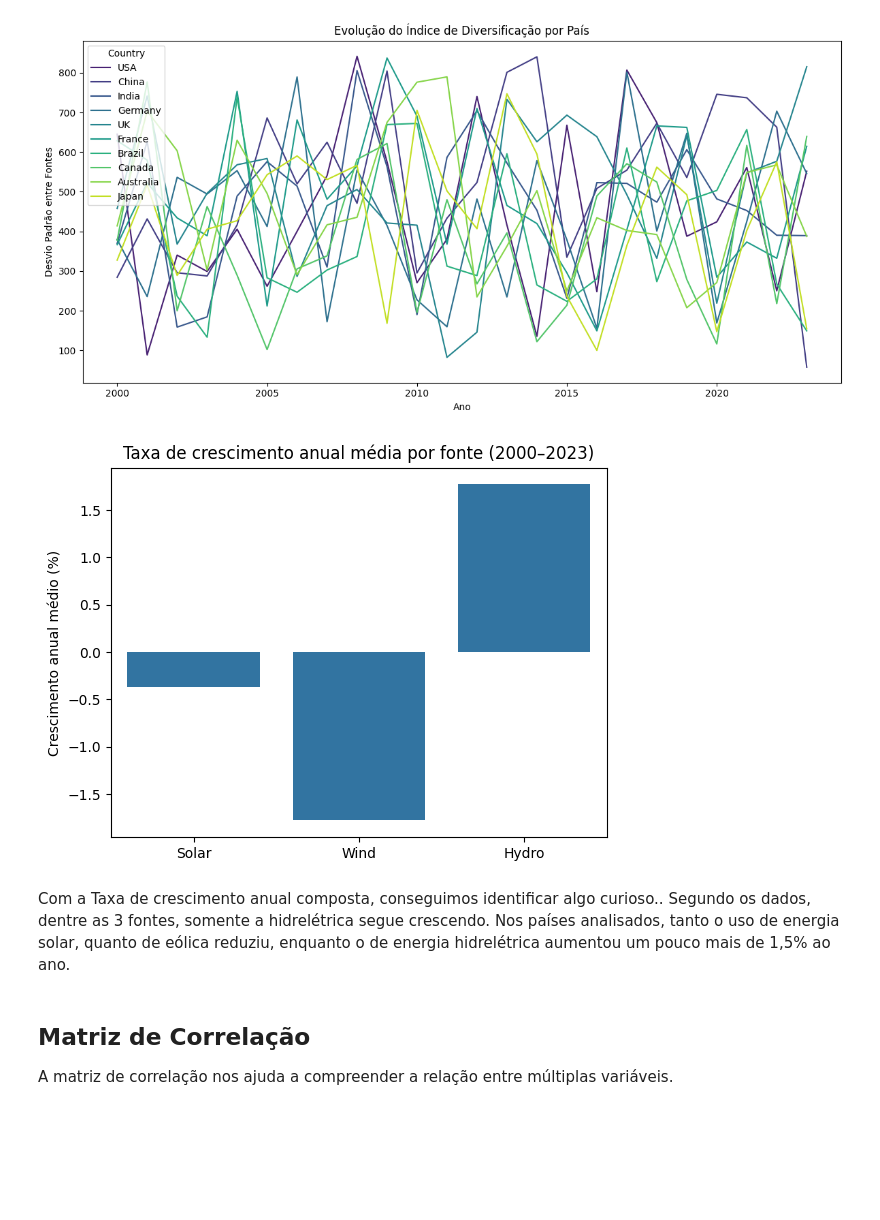
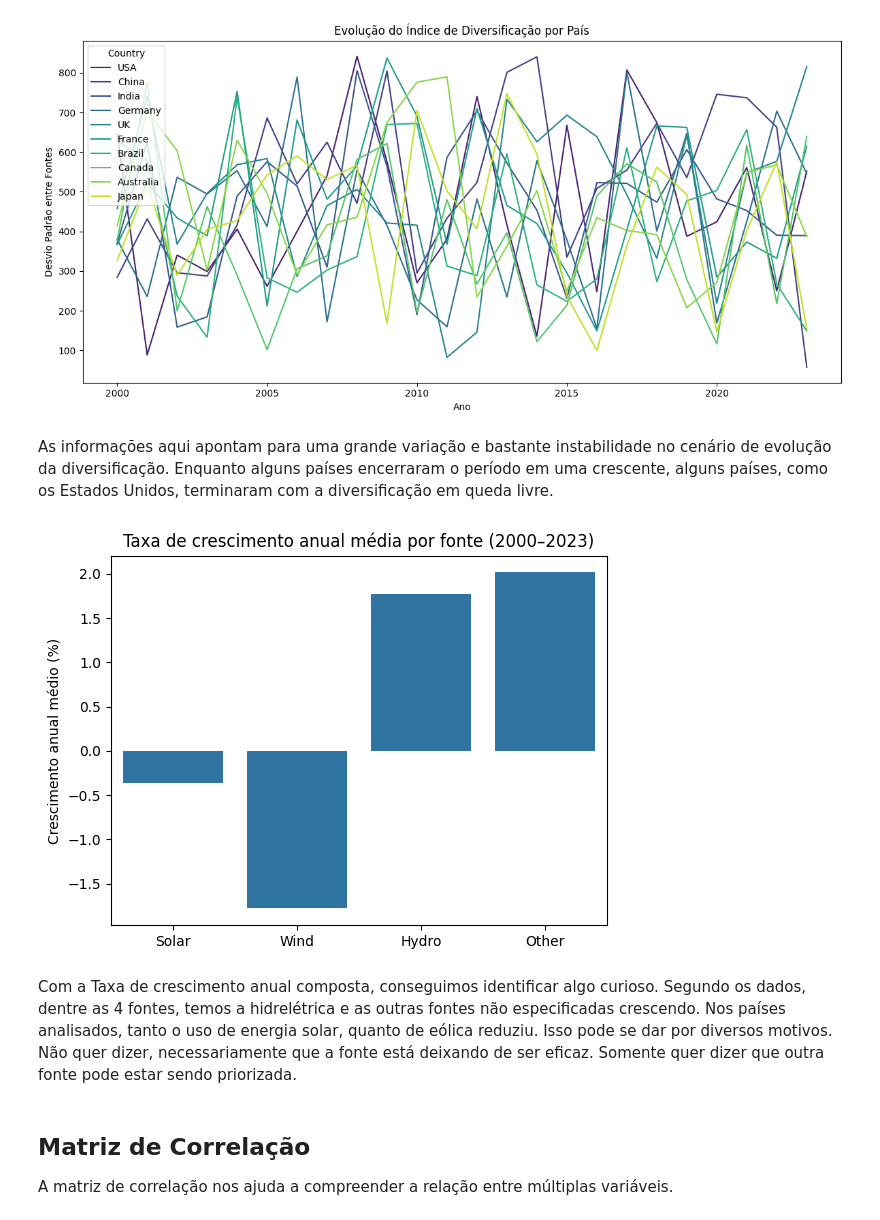
Before and after one commit to mateustabach/EntregasPUC, a Jupyter notebook: MVP1_Mateus_Tabach.ipynb, the cells around one changed output. Cells and saved outputs as stored; diff of their text form; code cells hidden in the pictures; blank space fills up the shorter version.

```diff
--- a/MVP1_Mateus_Tabach.ipynb
+++ b/MVP1_Mateus_Tabach.ipynb
@@ -345,32 +346,35 @@ plt.tight_layout()
 plt.show()
 # %% [output]
 [figure]
+# %% [markdown]
+As informações aqui apontam para uma grande variação e bastante instabilidade no cenário de evolução da diversificação. Enquanto alguns países encerraram o período em uma crescente, alguns países, como os Estados Unidos, terminaram com a diversificação em queda livre.
 # %%
 # Agrega produção por fonte
-df_grouped = df.groupby("Year")[["SolarEnergy", "WindEnergy", "HydroEnergy"]].sum()
+df_grouped = df.groupby("Year")[["SolarEnergy", "WindEnergy", "HydroEnergy", "OtherRenewableEnergy"]].sum()
 
 # Função para TCAC (Taxa de crescimento anual composta)
 def cagr(start, end, years):
     return (end / start) ** (1 / years) - 1
 
 # Cálculo TCAC para 2000 a 2023
 years = df_grouped.index.max() - df_grouped.index.min()
 cagr_values = {
     "Solar": cagr(df_grouped["SolarEnergy"].iloc[0], df_grouped["SolarEnergy"].iloc[-1], years),
     "Wind": cagr(df_grouped["WindEnergy"].iloc[0], df_grouped["WindEnergy"].iloc[-1], years),
     "Hydro": cagr(df_grouped["HydroEnergy"].iloc[0], df_grouped["HydroEnergy"].iloc[-1], years),
+    'Other': cagr(df_grouped["OtherRenewableEnergy"].iloc[0], df_grouped["OtherRenewableEnergy"].iloc[-1], years)
 }
 
 # Plot
 sns.barplot(x=list(cagr_values.keys()), y=[v*100 for v in cagr_values.values()])
 plt.ylabel("Crescimento anual médio (%)")
 plt.title("Taxa de crescimento anual média por fonte (2000–2023)")
 plt.show()
 # %% [output]
-[figure, old version]
+[figure, new version]
 # %% [markdown]
-Com a Taxa de crescimento anual composta, conseguimos identificar algo curioso..
-Segundo os dados, dentre as 3 fontes, somente a hidrelétrica segue crescendo. Nos países analisados, tanto o uso de energia solar, quanto de eólica reduziu, enquanto o de energia hidrelétrica aumentou um pouco mais de 1,5% ao ano.
+Com a Taxa de crescimento anual composta, conseguimos identificar algo curioso.
+Segundo os dados, dentre as 4 fontes, temos a hidrelétrica e as outras fontes não especificadas crescendo. Nos países analisados, tanto o uso de energia solar, quanto de eólica reduziu. Isso pode se dar por diversos motivos. Não quer dizer, necessariamente que a fonte está deixando de ser eficaz. Somente quer dizer que outra fonte pode estar sendo priorizada.
 # %% [markdown]
 ## Matriz de Correlação
 
```
Also changed, not shown: parts of 20 cells of this notebook.
